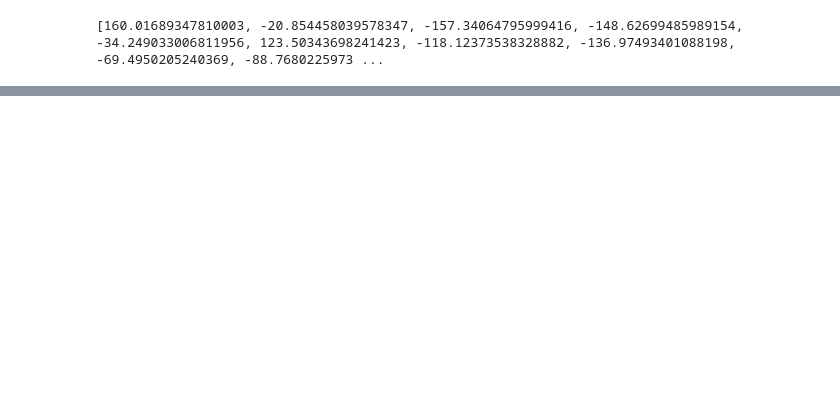
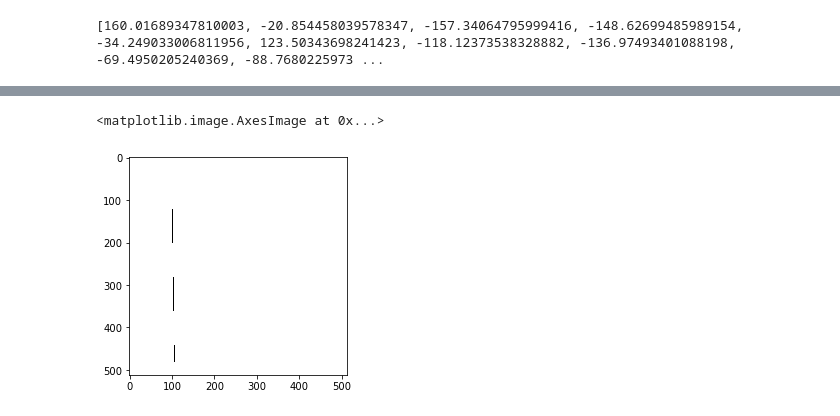
Before and after one commit to leoimpett/3dBodies, a Jupyter notebook: posePaintings-analysis.ipynb, the cells around one changed output, grey strips where cells are left out. Cells and saved outputs as stored; diff of their text form; code cells hidden in the pictures; blank space fills up the shorter version.

```diff
--- a/posePaintings-analysis.ipynb
+++ b/posePaintings-analysis.ipynb
@@ -167,0 +165,32 @@ print(find_absolute_angles(points, links))
+# %%
+img_size = (200,200)
+img = np.ones((512,512,3))
+
+# polar equation
+theta = np.linspace(0, np.pi, 1000)
+r = 1 / (np.sin(theta) - np.cos(theta))
+
+# polar to cartesian
+def polar2cart(r, theta):
+    x = r * np.cos(theta)
+    y = r * np.sin(theta)
+    return x, y
+
+x,y = polar2cart(r, theta)
+x1, x2, y1, y2 = x[0], x[1], y[0], y[1]
+
+# line equation y = f(X)
+def line_eq(X):
+    m = (y2 - y1) / (x2 - x1)
+    return m * (X - x1) + y1
+
+line = np.vectorize(line_eq)
+
+x = np.arange(0, img_size[0])
+y = line(x).astype(np.uint)
+
+cv.line(img, (100, 0), (106, 480), (0,0,0))
+plt.imshow(img)
+# %% [output]
+<matplotlib.image.AxesImage at 0x...>
+[figure, added]
```
Also changed, not shown: parts of 6 cells of this notebook.
